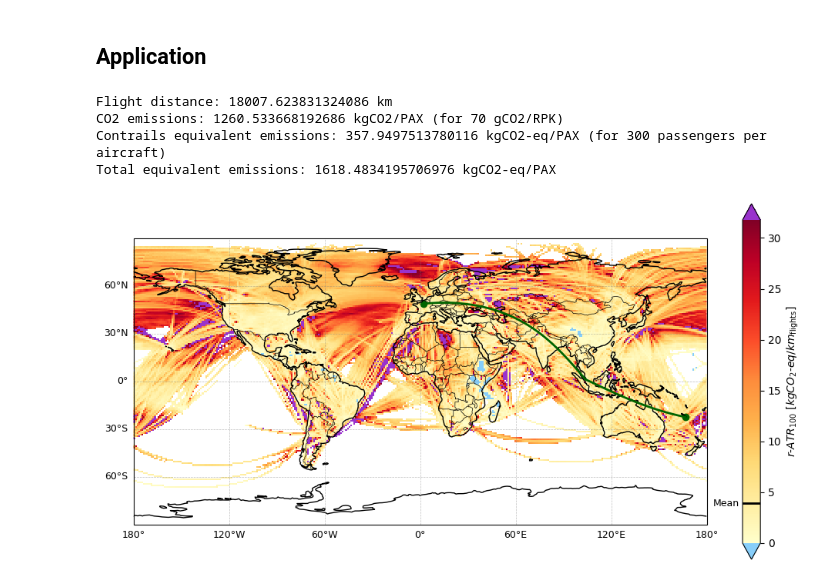
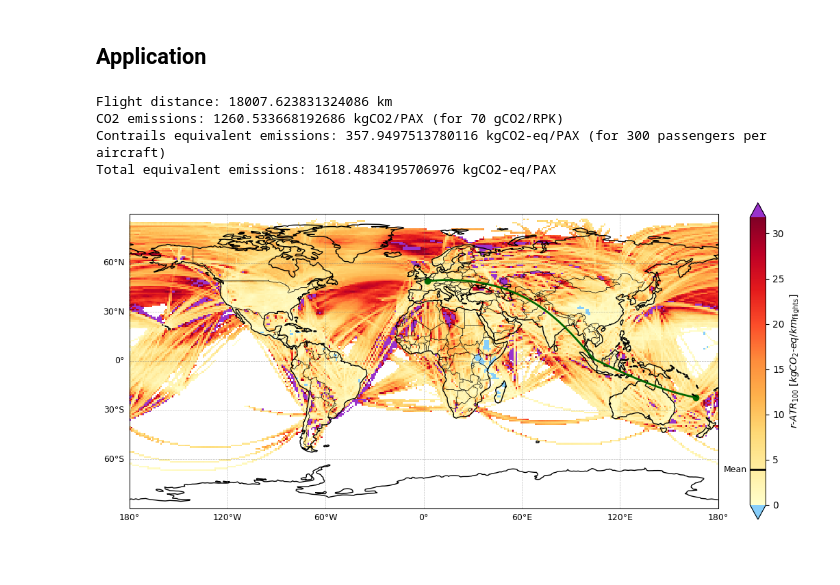
Before and after one commit to AeroMAPS/AeroCM, a Jupyter notebook: aerometrics/paper/route_contrails.ipynb, the cells around one changed output. Cells and saved outputs as stored; diff of their text form; code cells hidden in the pictures; blank space fills up the shorter version.

```diff
--- a/aerometrics/paper/route_contrails.ipynb
+++ b/aerometrics/paper/route_contrails.ipynb
@@ -48,10 +48,26 @@ lat_bogota, lon_bogota = 4.7110, -74.0721  # Bogota
 lat_addis_abeba, lon_addis_abeba = 9.0320, 38.7469  # Addis-Abeba
 lat_bangkok, lon_bangkok = 13.7563, 100.5018  # Bangkok
 lat_los_angeles, lon_los_angeles = 34.0522, -118.2437  # Los Angeles
+lat_lisbonne, lon_lisbonne = 38.7742, -9.1342   # Lisbonne (Aéroport Humberto Delgado - LIS)
+lat_acores, lon_acores = 37.7412, -25.6979      # Açores (Aéroport João Paulo II - Ponta Delgada - PDL)
+lat_toulouse, lon_toulouse = 43.6293, 1.3641   # Toulouse (Aéroport Toulouse-Blagnac - TLS)
+lat_tahiti, lon_tahiti = -17.5537, -149.6063   # Tahiti (Aéroport International de Tahiti-Faa'a - PPT)
 
 lat1, lon1 = lat_paris, lon_paris
 lat2, lon2 = lat_noumea, lon_noumea
 waypoint = (lat_singapour, lon_singapour)
+
+lat1, lon1 = lat_toulouse, lon_toulouse
+lat2, lon2 = lat_acores, lon_acores
+waypoint = (lat_lisbonne, lon_lisbonne)
+
+lat1, lon1 = lat_paris, lon_paris
+lat2, lon2 = lat_tahiti, lon_tahiti
+waypoint = (lat_los_angeles, lon_los_angeles)
+
+lat1, lon1 = lat_paris, lon_paris
+lat2, lon2 = lat_noumea, lon_noumea
+waypoint = (lat_singapour, lon_singapour)
 # %% [markdown]
 ## Application
 # %%
@@ -96,33 +112,33 @@ cmap.set_over('darkorchid')
 # Plot
 fig, ax = plt.subplots(figsize=(12, 6), subplot_kw={'projection': ccrs.PlateCarree()})
 
 ax.add_feature(cfeature.COASTLINE, linewidth=1)
 ax.add_feature(cfeature.BORDERS, linewidth=0.5)
 ax.set_global()
 
 gl = ax.gridlines(draw_labels=True, linewidth=0.5, color='gray', alpha=0.5, linestyle='--')
 gl.top_labels = False
 gl.right_labels = False
 gl.xlabel_style = {'size': 9}
 gl.ylabel_style = {'size': 9}
 
-pcm = ax.pcolormesh(ds['Metric']['lon'], ds['Metric']['lat'], data_np,
+data_plot = ax.pcolormesh(ds['Metric']['lon'], ds['Metric']['lat'], data_np,
                     cmap=cmap, norm=norm,
                     transform=ccrs.PlateCarree())
 
-cbar = plt.colorbar(pcm, ax=ax, extend='both')
+cbar = plt.colorbar(data_plot, ax=ax, extend='both', fraction=0.025)
 cbar.ax.axhline(mean_metric, color='black', linewidth=2)
 cbar.ax.text(-0.2, mean_metric, 'Mean', va='center', ha='right', color='black', fontsize=9, transform=cbar.ax.get_yaxis_transform())
 cbar.set_label(metric_label+ r" [$kgCO_2\text{-}eq/km_{\text{flights}}$]", fontsize=10)
 
 ax.plot(lons, lats, color='darkgreen', linestyle="-", transform=ccrs.Geodetic(), linewidth=2)
 ax.scatter(lon1, lat1, color='darkgreen')
 ax.scatter(lon2, lat2, color='darkgreen')
 
 plt.show()
 # %% [output]
 Flight distance: 18007.623831324086 km
 CO2 emissions: 1260.533668192686 kgCO2/PAX (for 70 gCO2/RPK)
 Contrails equivalent emissions: 357.9497513780116 kgCO2-eq/PAX (for 300 passengers per aircraft)
 Total equivalent emissions: 1618.4834195706976 kgCO2-eq/PAX
-[figure, old version]
+[figure, new version]
```
Also changed, not shown: 3 other files.
